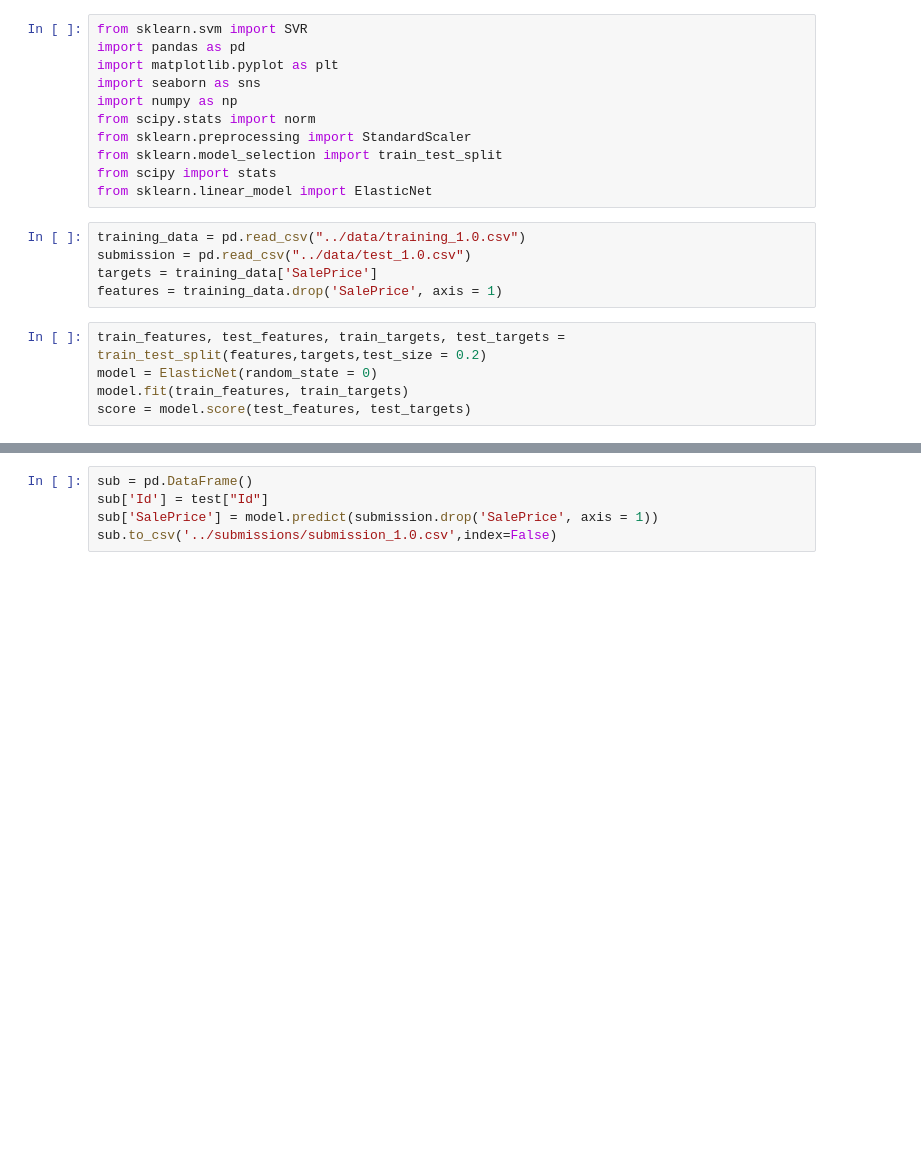
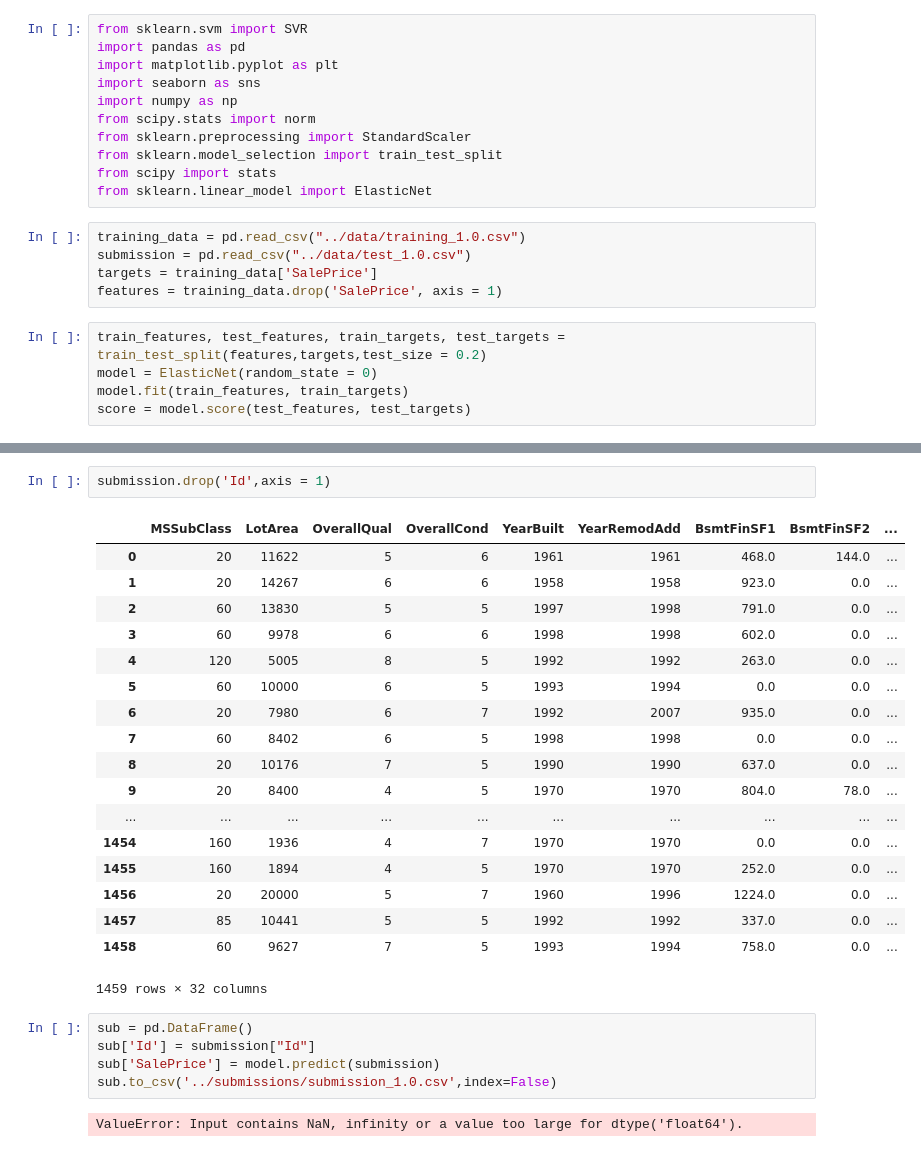
Before and after one commit to M-Garrigues/Kaggle-House-Prices, a Jupyter notebook: notebooks/training_testing.ipynb, the cells around one changed output, grey strips where cells are left out. Drawn from its saved outputs; the diff is of its cells as text; blank space fills up the shorter version.

```diff
--- a/notebooks/training_testing.ipynb
+++ b/notebooks/training_testing.ipynb
@@ -26,5 +47,28 @@ score
+# %%
+submission.drop('Id',axis = 1)
+# %% [output]
+|  | MSSubClass | LotArea | OverallQual | OverallCond | YearBuilt | YearRemodAdd | BsmtFinSF1 | BsmtFinSF2 | ... |
+| 0 | 20 | 11622 | 5 | 6 | 1961 | 1961 | 468.0 | 144.0 | ... |
+| 1 | 20 | 14267 | 6 | 6 | 1958 | 1958 | 923.0 | 0.0 | ... |
+| 2 | 60 | 13830 | 5 | 5 | 1997 | 1998 | 791.0 | 0.0 | ... |
+| 3 | 60 | 9978 | 6 | 6 | 1998 | 1998 | 602.0 | 0.0 | ... |
+| 4 | 120 | 5005 | 8 | 5 | 1992 | 1992 | 263.0 | 0.0 | ... |
+| 5 | 60 | 10000 | 6 | 5 | 1993 | 1994 | 0.0 | 0.0 | ... |
+| 6 | 20 | 7980 | 6 | 7 | 1992 | 2007 | 935.0 | 0.0 | ... |
+| 7 | 60 | 8402 | 6 | 5 | 1998 | 1998 | 0.0 | 0.0 | ... |
+| 8 | 20 | 10176 | 7 | 5 | 1990 | 1990 | 637.0 | 0.0 | ... |
+| 9 | 20 | 8400 | 4 | 5 | 1970 | 1970 | 804.0 | 78.0 | ... |
+| ... | ... | ... | ... | ... | ... | ... | ... | ... | ... |
+| 1454 | 160 | 1936 | 4 | 7 | 1970 | 1970 | 0.0 | 0.0 | ... |
+| 1455 | 160 | 1894 | 4 | 5 | 1970 | 1970 | 252.0 | 0.0 | ... |
+| 1456 | 20 | 20000 | 5 | 7 | 1960 | 1996 | 1224.0 | 0.0 | ... |
+| 1457 | 85 | 10441 | 5 | 5 | 1992 | 1992 | 337.0 | 0.0 | ... |
+| 1458 | 60 | 9627 | 7 | 5 | 1993 | 1994 | 758.0 | 0.0 | ... |
+1459 rows × 32 columns
 # %%
 sub = pd.DataFrame()
-sub['Id'] = test["Id"]
-sub['SalePrice'] = model.predict(submission.drop('SalePrice', axis = 1))
+sub['Id'] = submission["Id"]
+sub['SalePrice'] = model.predict(submission)
 sub.to_csv('../submissions/submission_1.0.csv',index=False)
+# %% [output]
+ValueError: Input contains NaN, infinity or a value too large for dtype('float64').
```
Also changed, not shown: parts of 2 cells of this notebook.
